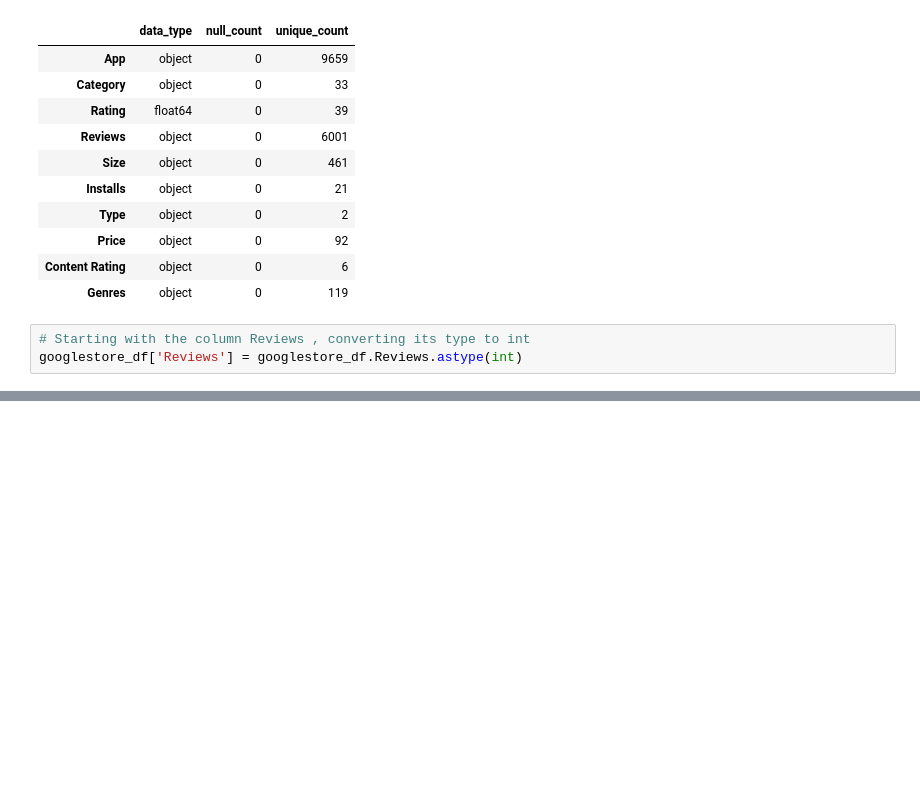
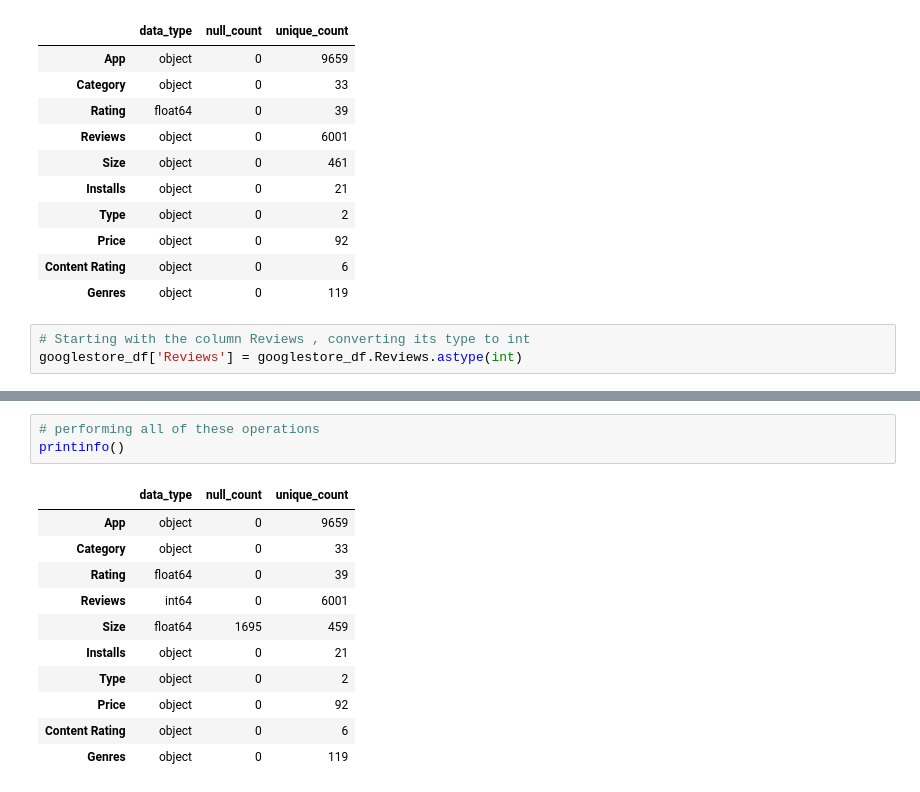
Before and after one commit to nileshrathod17/Exploratory-Data-Analysis, a Jupyter notebook: Copy_of_Play_Store_App_Review_Analysis_Capstone_Project.ipynb, the cells around one changed output, grey strips where cells are left out. Saved outputs shown, nothing was run; the diff lists cells and outputs as text; blank space fills up the shorter version.

```diff
--- a/Copy_of_Play_Store_App_Review_Analysis_Capstone_Project.ipynb
+++ b/Copy_of_Play_Store_App_Review_Analysis_Capstone_Project.ipynb
@@ -173,0 +188,15 @@ printinfo()
+# %%
+# performing all of these operations
+printinfo()
+# %% [output]
+|  | data_type | null_count | unique_count |
+| App | object | 0 | 9659 |
+| Category | object | 0 | 33 |
+| Rating | float64 | 0 | 39 |
+| Reviews | int64 | 0 | 6001 |
+| Size | float64 | 1695 | 459 |
+| Installs | object | 0 | 21 |
+| Type | object | 0 | 2 |
+| Price | object | 0 | 92 |
+| Content Rating | object | 0 | 6 |
+| Genres | object | 0 | 119 |
```
Also changed, not shown: parts of 3 cells of this notebook.
